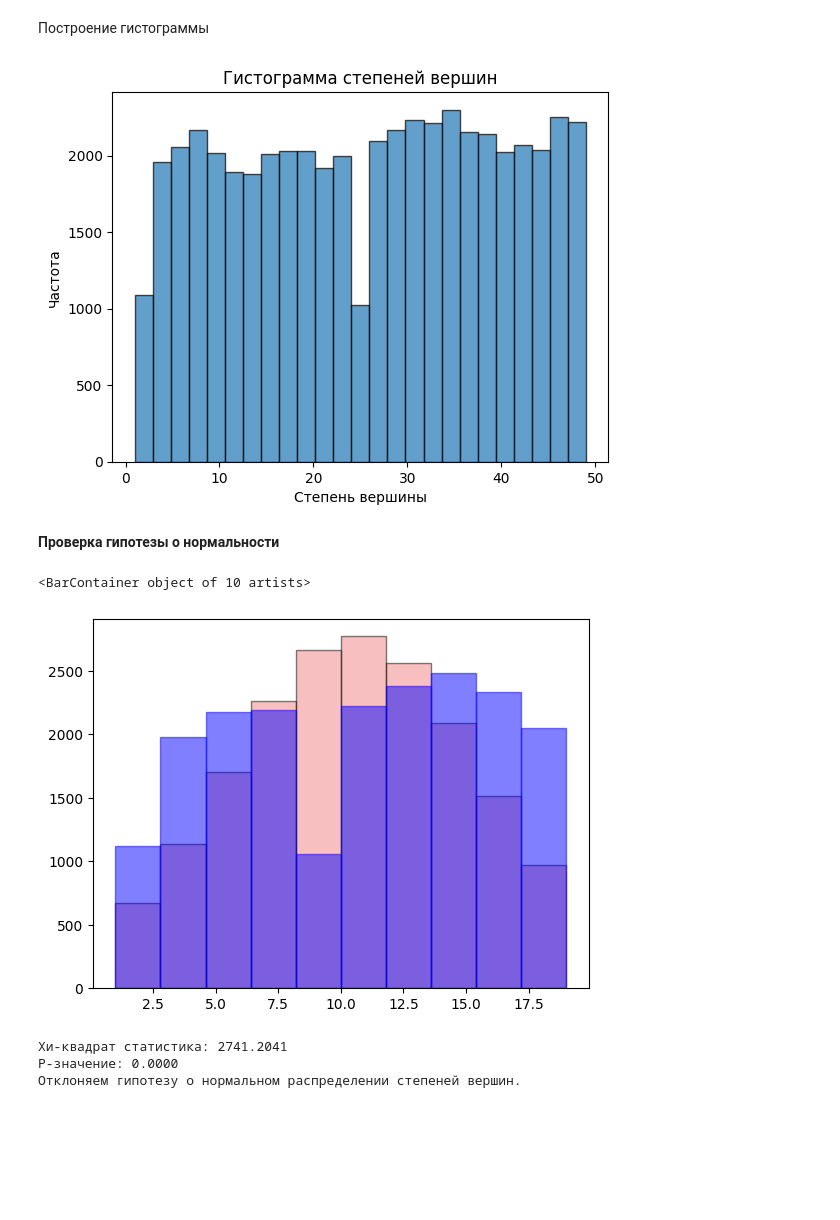
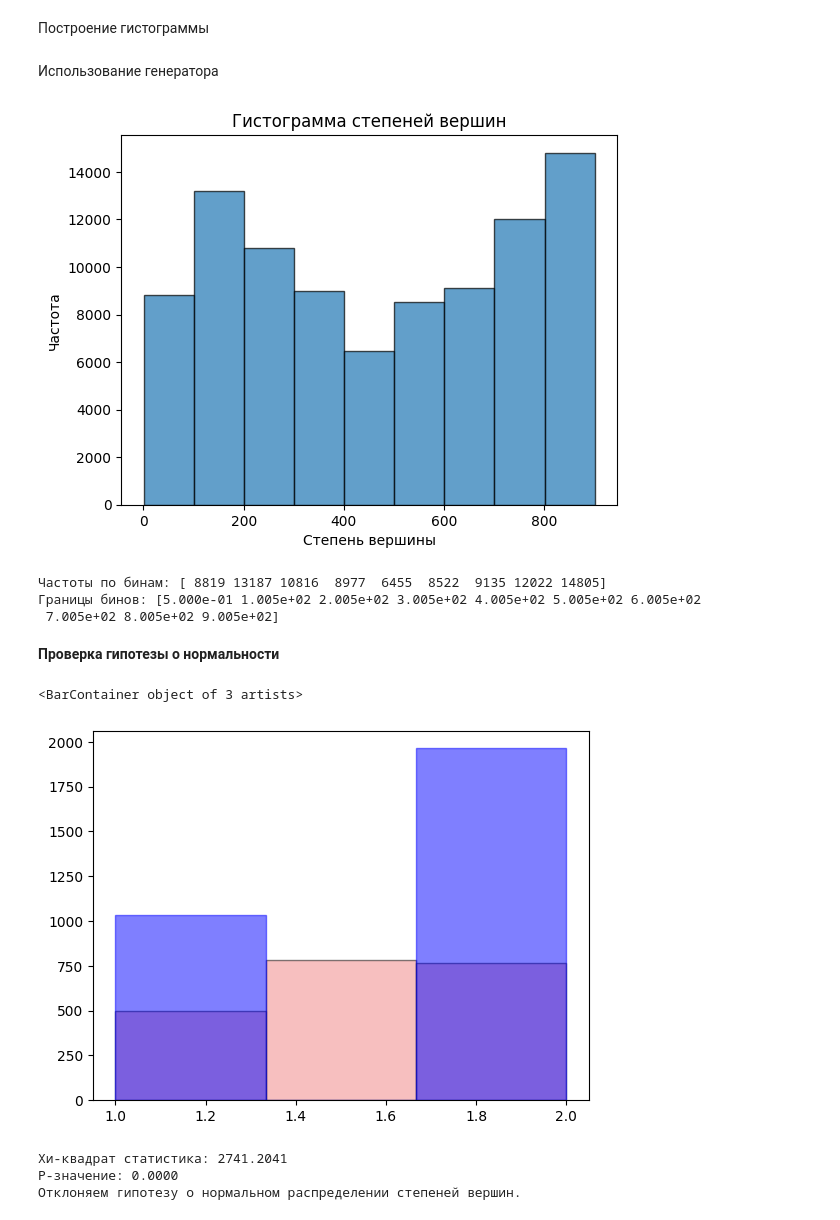
Before and after one commit to wequalwo/searchInGraph, a Jupyter notebook: analyse.ipynb, the cells around one changed output. Cells and saved outputs as stored; diff of their text form; code cells hidden in the pictures; blank space fills up the shorter version.

```diff
--- a/analyse.ipynb
+++ b/analyse.ipynb
@@ -88,20 +89,15 @@ def get_sample_4deg(n, trials, density):
         # Добавляем степени всех вершин в общий список
         all_degrees.extend(degree_count.values())
     return all_degrees
+# %% [markdown]
+Использование генератора
 # %%
-import subprocess
-from collections import defaultdict
-import matplotlib.pyplot as plt
-import numpy as np
-import math
-
-
 # Количество вершин
-n = 50
+n = 1000
 # Плотность
-density = 0.1
+density = 0
 # Количество испытаний
-trials = 1000
+trials = 100
 # Список для хранения степеней всех вершин во всех испытаниях
 all_degrees = get_sample_4deg(n, trials, density)
 
@@ -109,8 +105,23 @@ all_degrees = get_sample_4deg(n, trials, density)
 min_degree = min(all_degrees)
 max_degree = max(all_degrees)
 # %%
+# Число бинов
+num_bins = (n - 1)//100  # Бины от 1 до N-1, то есть, для 4 вершин, бины от 1 до 3
+# Определяем границы бинов
+bin_edges = np.arange(0.5, n + 0.5, n/(num_bins + 1))
+
+# Строим гистограмму степеней вершин с использованием указанных границ бинов
+plt.hist(all_degrees, bins=bin_edges, edgecolor='black', alpha=0.7)
+plt.title('Гистограмма степеней вершин')
+plt.xlabel('Степень вершины')
+plt.ylabel('Частота')
+
+# Показать гистограмму
+plt.show()
+
+'''
 # Используем логарифмическую оценку для количества бинов
-num_bins = n//2#math.ceil(math.log2(len(all_degrees)) + 1)
+num_bins = n#math.ceil(math.log2(len(all_degrees)) + 1)
 
 # Строим гистограмму степеней вершин
 plt.hist(all_degrees, bins=num_bins, edgecolor='black', alpha=0.7)
@@ -118,38 +129,47 @@ plt.title('Гистограмма степеней вершин')
 plt.xlabel('Степень вершины')
 plt.ylabel('Частота')
 plt.show()
+'''
+hist_values, bin_edges = np.histogram(all_degrees, bins=bin_edges)
+
+# Выводим частоты для каждого бина
+print("Частоты по бинам:", hist_values)
+print("Границы бинов:", bin_edges)
 # %% [output]
-[figure, old version]
+[figure, new version]
+Частоты по бинам: [ 8819 13187 10816  8977  6455  8522  9135 12022 14805]
+Границы бинов: [5.000e-01 1.005e+02 2.005e+02 3.005e+02 4.005e+02 5.005e+02 6.005e+02
+ 7.005e+02 8.005e+02 9.005e+02]
 # %% [markdown]
 **Проверка гипотезы о нормальности**
 # %%
-num_bins = n - 10
+num_bins = n
 #num_bins = n//4#math.ceil(math.log2(len(all_degrees)) + 1)
 
 hist_values, bin_edges = np.histogram(all_degrees, bins=num_bins)
 
 # Вывод диапазонов бинов
 bin_mid = []
 lg = bin_edges[1] - bin_edges[0]
 for i in range(len(bin_edges) - 1):
     bin_mid.append((bin_edges[i+1] + bin_edges[i])/2)
     #print(f"Бин {i+1}: [{bin_edges[i]:.2f}, {bin_edges[i+1]:.2f}]")
 
 mu, sigma = np.mean(all_degrees), np.std(all_degrees)
 
 # Вычисление ожидаемых частот для нормального распределения
 expected_freqs = []
 for i in range(len(bin_edges) - 1):
     p = norm.cdf(bin_edges[i+1], mu, sigma) - norm.cdf(bin_edges[i], mu, sigma)
     expected_freqs.append(p * len(all_degrees))
 
 plt.bar(bin_mid, expected_freqs, width=lg, edgecolor="black", alpha=0.5, color='lightcoral', label="Ожидаемые частоты")
 plt.bar(bin_mid, hist_values, width=lg, edgecolor="blue", alpha=0.5, color='blue', label="Ожидаемые частоты")
 
 #plt.hist(all_degrees, bins=num_bins, edgecolor='black', alpha=0.5)
 # %% [output]
-<BarContainer object of 10 artists>
+<BarContainer object of 3 artists>
-[figure, old version]
+[figure, new version]
 # %%
 from scipy.stats import chisquare
 
```
Also changed, not shown: parts of 3 cells of this notebook.
